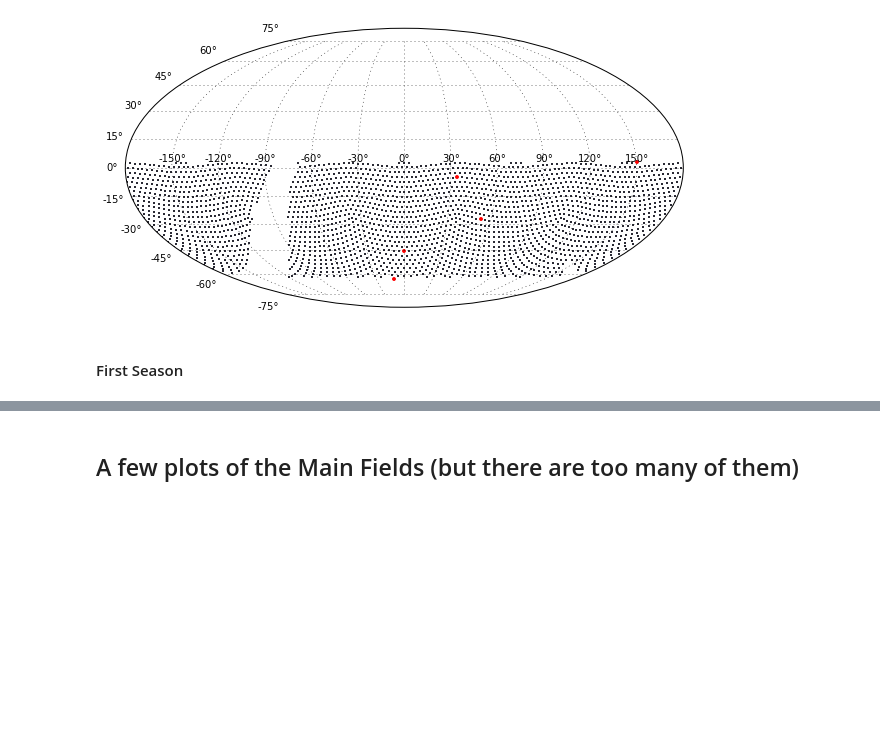
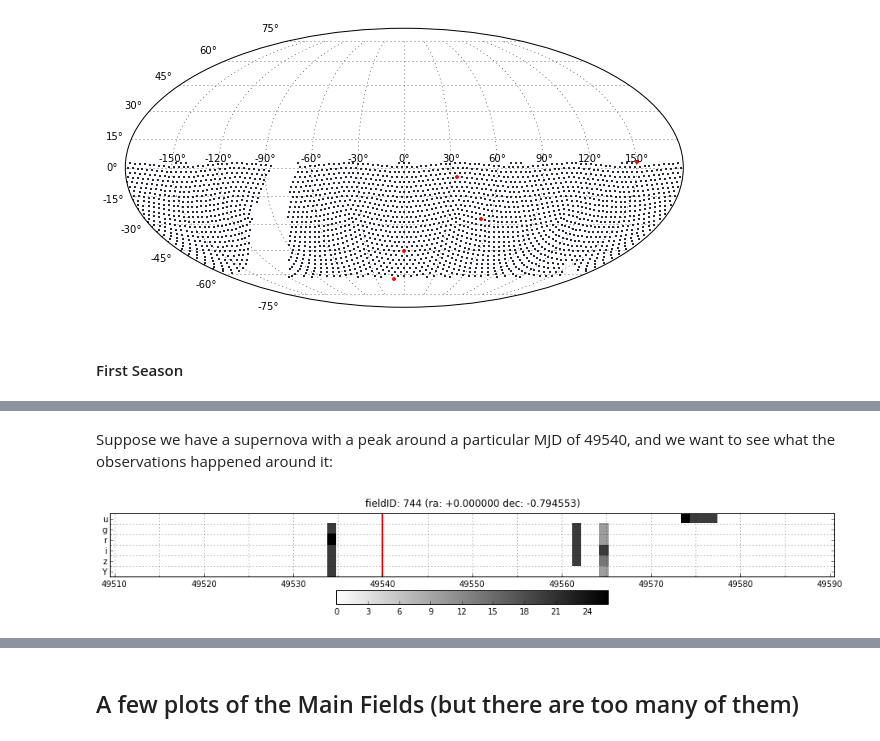
Before and after one commit to LSSTDESC/OpSimSummary, a Jupyter notebook: example/ExploringOpSimOutputs.ipynb, the cells around one changed output, grey strips where cells are left out. Saved outputs shown, nothing was run; the diff lists cells and outputs as text; code cells hidden in the pictures; blank space fills up the shorter version.

```diff
--- a/example/ExploringOpSimOutputs.ipynb
+++ b/example/ExploringOpSimOutputs.ipynb
@@ -177 +197,10 @@ fieldList = EnigmaDeepSummary.fieldIds
+# %% [markdown]
+Suppose we have a supernova with a peak around a particular MJD of 49540, and we want to see what the observations happened around it:
+# %%
+fig_SN, SN_matrix = EnigmaDeepSummary.cadence_plot(fieldList[0], observedOnly=False, mjd_center=49540., mjd_range=[-30., 50.])
+# ax = plt.gca()
+# ax.axvline(49540, color='r', lw=2.)
+# ax.xaxis.get_major_formatter().set_useOffset(False)
+# %% [output]
+[figure, added]
 # %%
```
Also changed, not shown: parts of 14 cells of this notebook, 1 other file.
